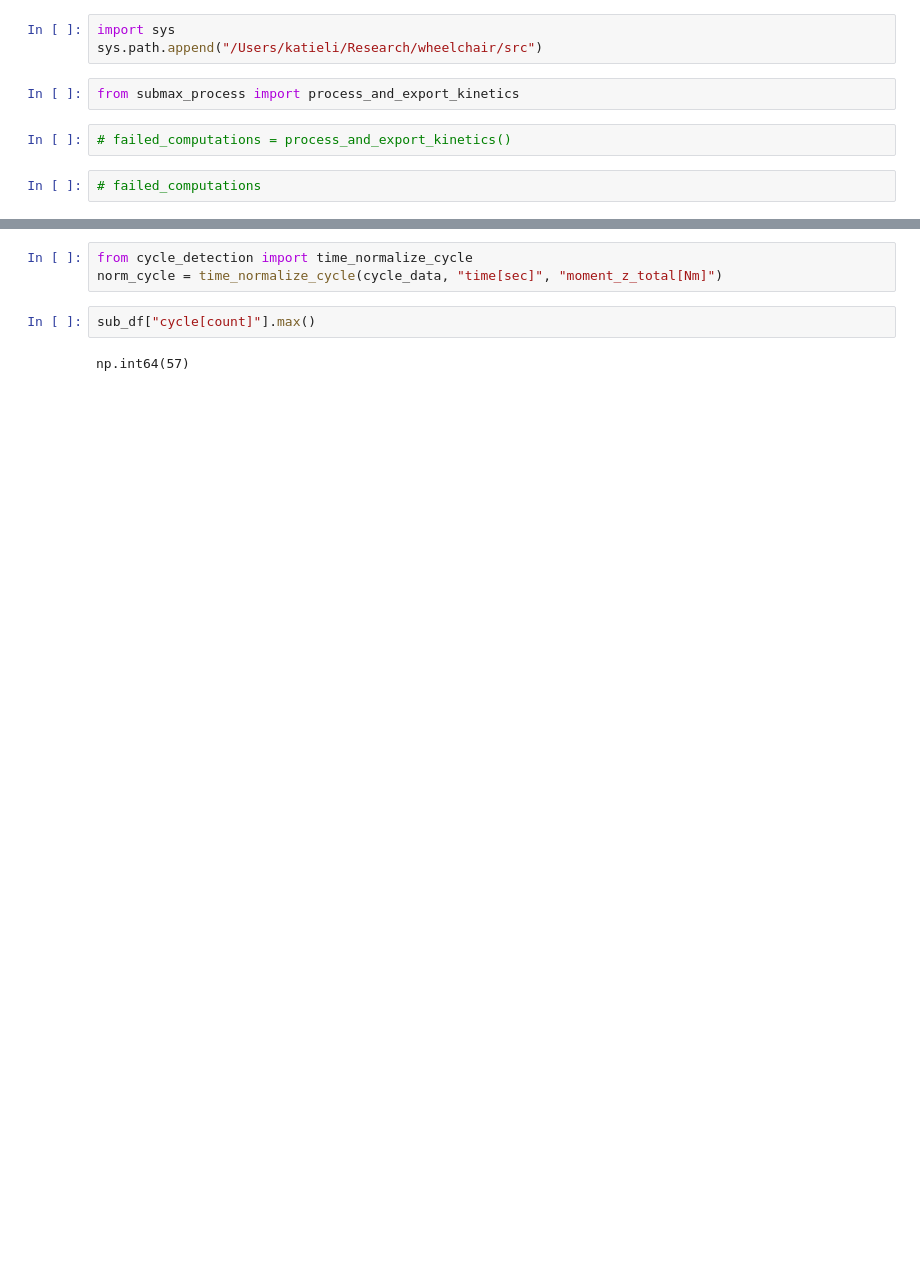
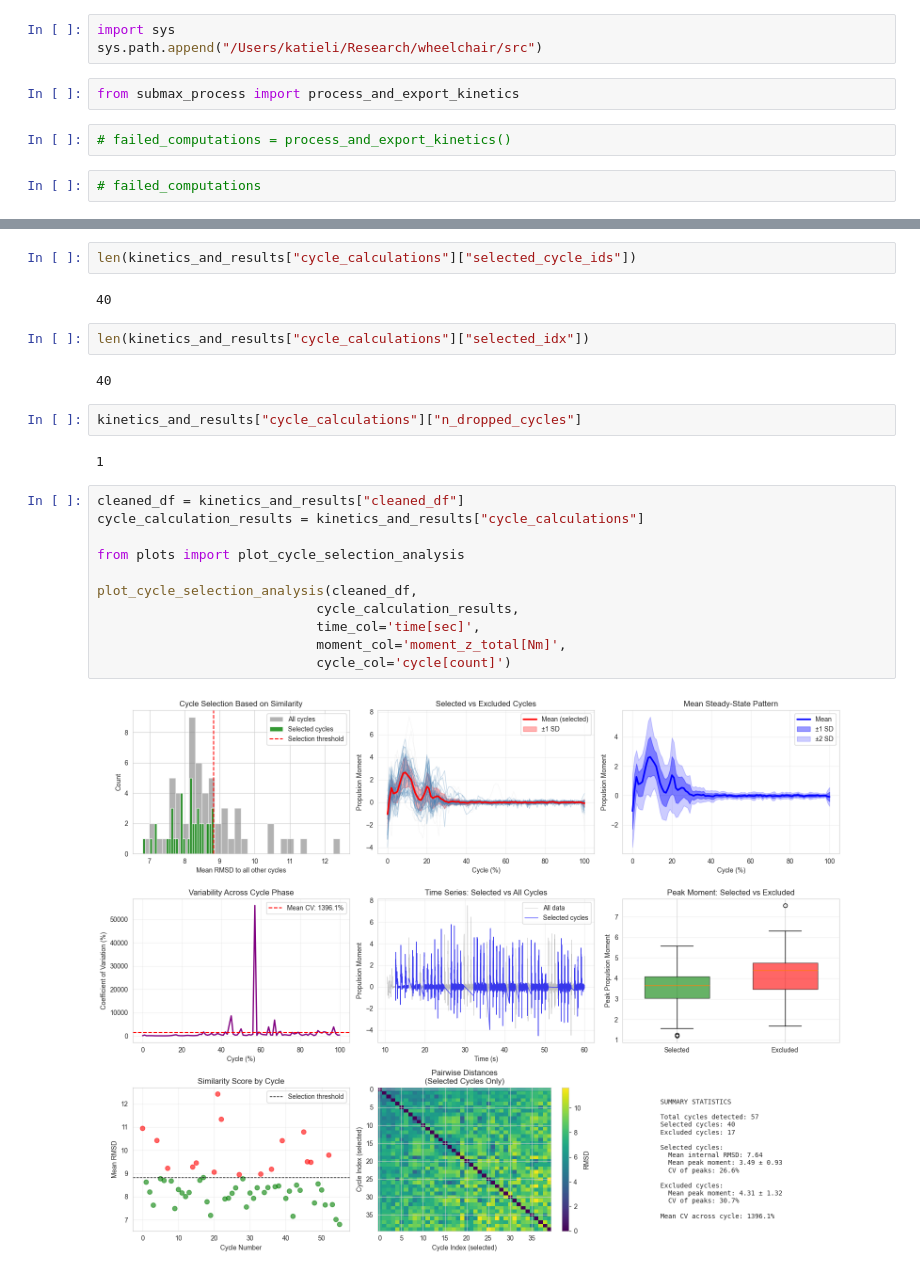
Before and after one commit to cheese-cat-coder/glove_types, a Jupyter notebook: notebooks/debugging.ipynb, the cells around one changed output, grey strips where cells are left out. Cells and saved outputs as stored; diff of their text form; blank space fills up the shorter version.

```diff
--- a/notebooks/debugging.ipynb
+++ b/notebooks/debugging.ipynb
@@ -109,7 +33,25 @@ Name: moment_z_total[Nm], dtype: float64
-# %%
-from cycle_detection import time_normalize_cycle
-norm_cycle = time_normalize_cycle(cycle_data, "time[sec]", "moment_z_total[Nm]")
-# %%
-sub_df["cycle[count]"].max()
-# %% [output]
-np.int64(57)
+# %%
+len(kinetics_and_results["cycle_calculations"]["selected_cycle_ids"])
+# %% [output]
+40
+# %%
+len(kinetics_and_results["cycle_calculations"]["selected_idx"])
+# %% [output]
+40
+# %%
+kinetics_and_results["cycle_calculations"]["n_dropped_cycles"]
+# %% [output]
+1
+# %%
+cleaned_df = kinetics_and_results["cleaned_df"]
+cycle_calculation_results = kinetics_and_results["cycle_calculations"]
+
+from plots import plot_cycle_selection_analysis
+
+plot_cycle_selection_analysis(cleaned_df,
+                            cycle_calculation_results,
+                            time_col='time[sec]',
+                            moment_col='moment_z_total[Nm]',
+                            cycle_col='cycle[count]')
+# %% [output]
+[figure, added]
```
Also changed, not shown: parts of 10 cells of this notebook, 3 other files.
